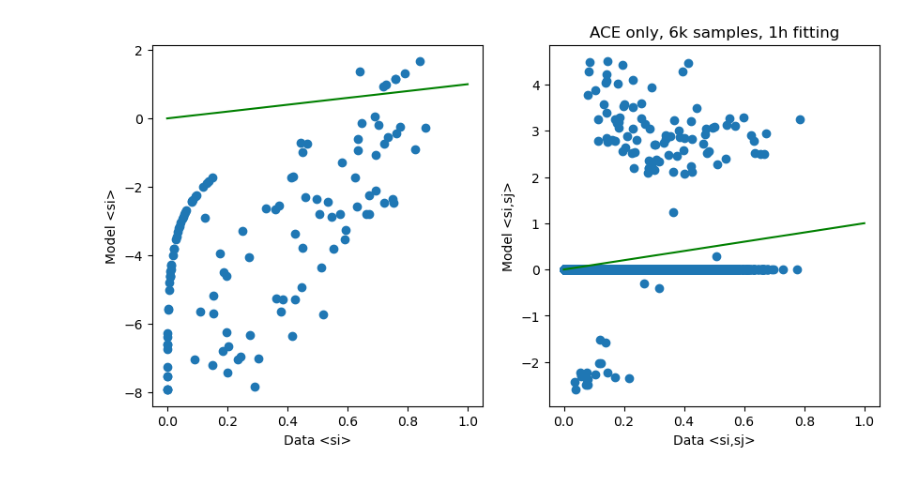
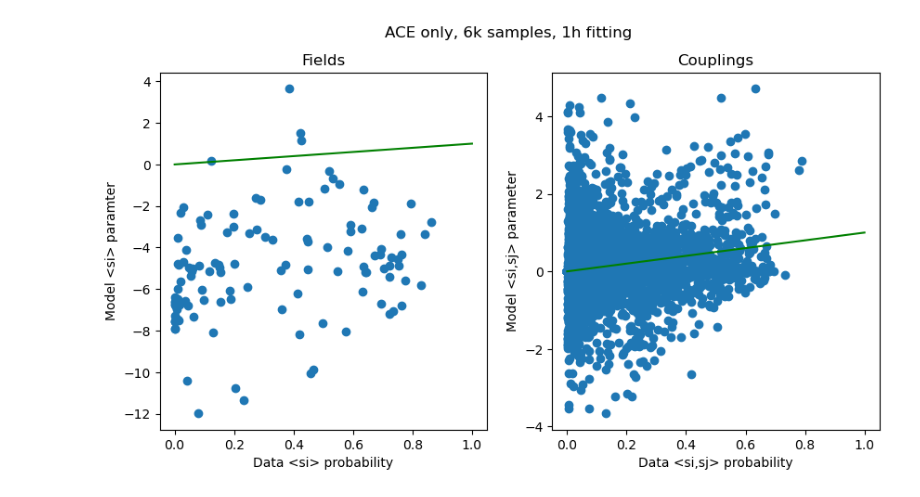
Before and after one commit to PaulHosek/MCM_classifier, a Jupyter notebook: Classifier_1/pairwise/testing_plots_pw/test_pairwise_scatter.ipynb, the cells around one changed output. Drawn from its saved outputs; the diff is of its cells as text; code cells hidden in the pictures.

Commit message:
semi-legal scatter plots

```diff
--- a/Classifier_1/pairwise/testing_plots_pw/test_pairwise_scatter.ipynb
+++ b/Classifier_1/pairwise/testing_plots_pw/test_pairwise_scatter.ipynb
@@ -36,38 +42,41 @@ model_all = np.loadtxt(f"{dir}/{fname}_sep-output-out.j",dtype=np.double)
 model_si = model_all[:n]
 model_sij = model_all[n:]
 # since cant calculate real probabilities for si and sij, compute un-normalized energy instead
-
+data_all = np.loadtxt(f"{dir}/{fname}_sep-output.p",dtype=np.double)
+data_si = data_all[:n]
+data_sij = data_all[n:]
 
 
 data_si.shape, data_sij.shape, model_si.shape, model_sij.shape
 
 
 
 fig, axs = plt.subplots(1, 2, figsize=(10, 5))
 
 # for ax in axs:
 #     ax.set_aspect('equal', 'box')
-
 ax = axs[0]
+ax.set_title("Fields")
 
 ax.scatter(data_si, model_si,marker="o")
 # ax.scatter(data_si, model_si,marker="o")
 
-ax.set_xlabel('Data <si>')
-ax.set_ylabel('Model <si>')
+ax.set_xlabel('Data <si> probability')
+ax.set_ylabel('Model <si> paramter')
 
 ax = axs[1]
 ax.scatter(data_sij, model_sij,marker="o")
-ax.set_xlabel('Data <si,sj>')
-ax.set_ylabel('Model <si,sj>')
+ax.set_xlabel('Data <si,sj> probability')
+ax.set_ylabel('Model <si,sj> parameter')
 
 for ax in axs:
     # ax.set_xlim(0, 1)
     # ax.set_ylim(0, 1)
     ax.plot([0, 1], [0, 1], color='green')
+ax.set_title("Couplings")
 
-plt.title("ACE only, 6k samples, 1h fitting")
+fig.suptitle("ACE only, 6k samples, 1h fitting")
 
 plt.show()
 # %% [output]
-[figure, old version]
+[figure, new version]
```
Also changed, not shown: parts of 3 cells of this notebook, 3 other files.
